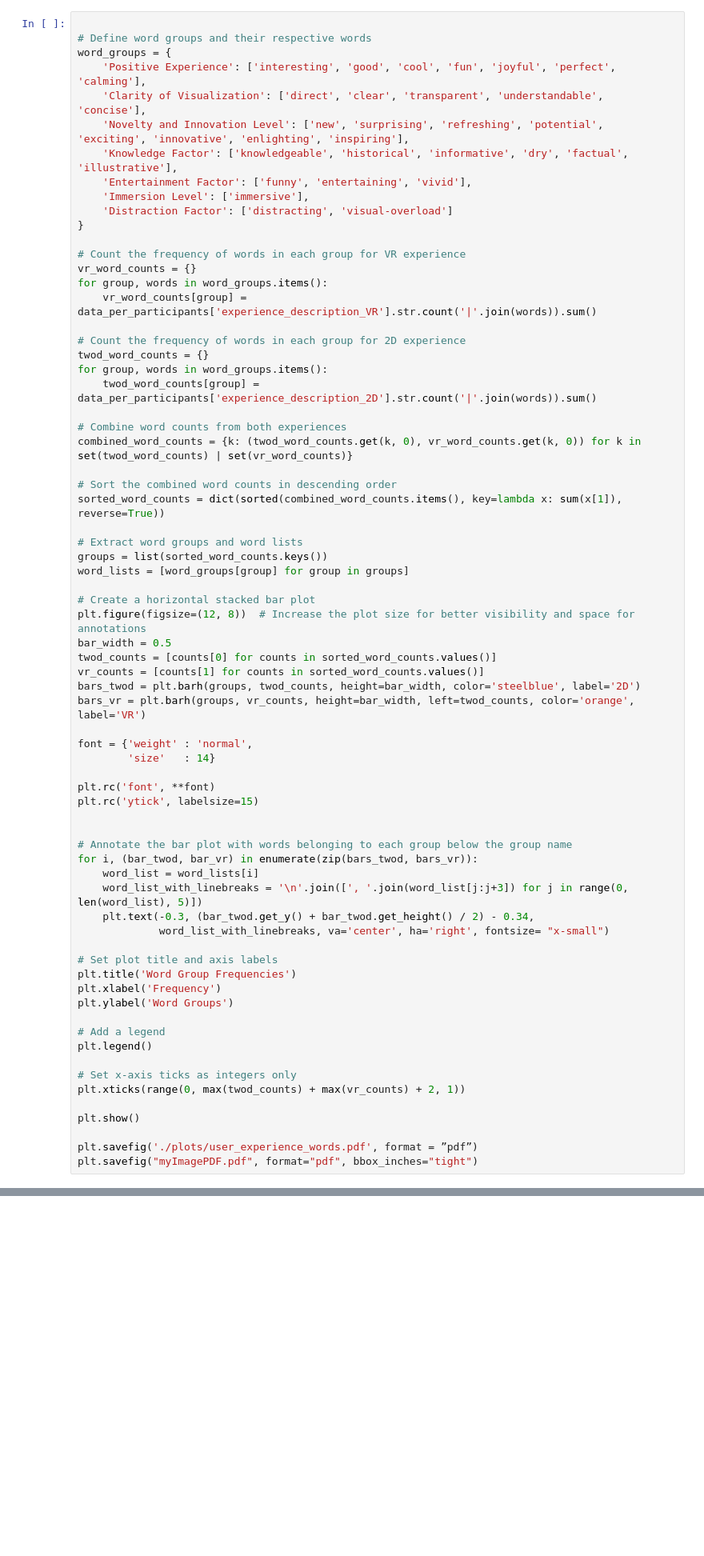
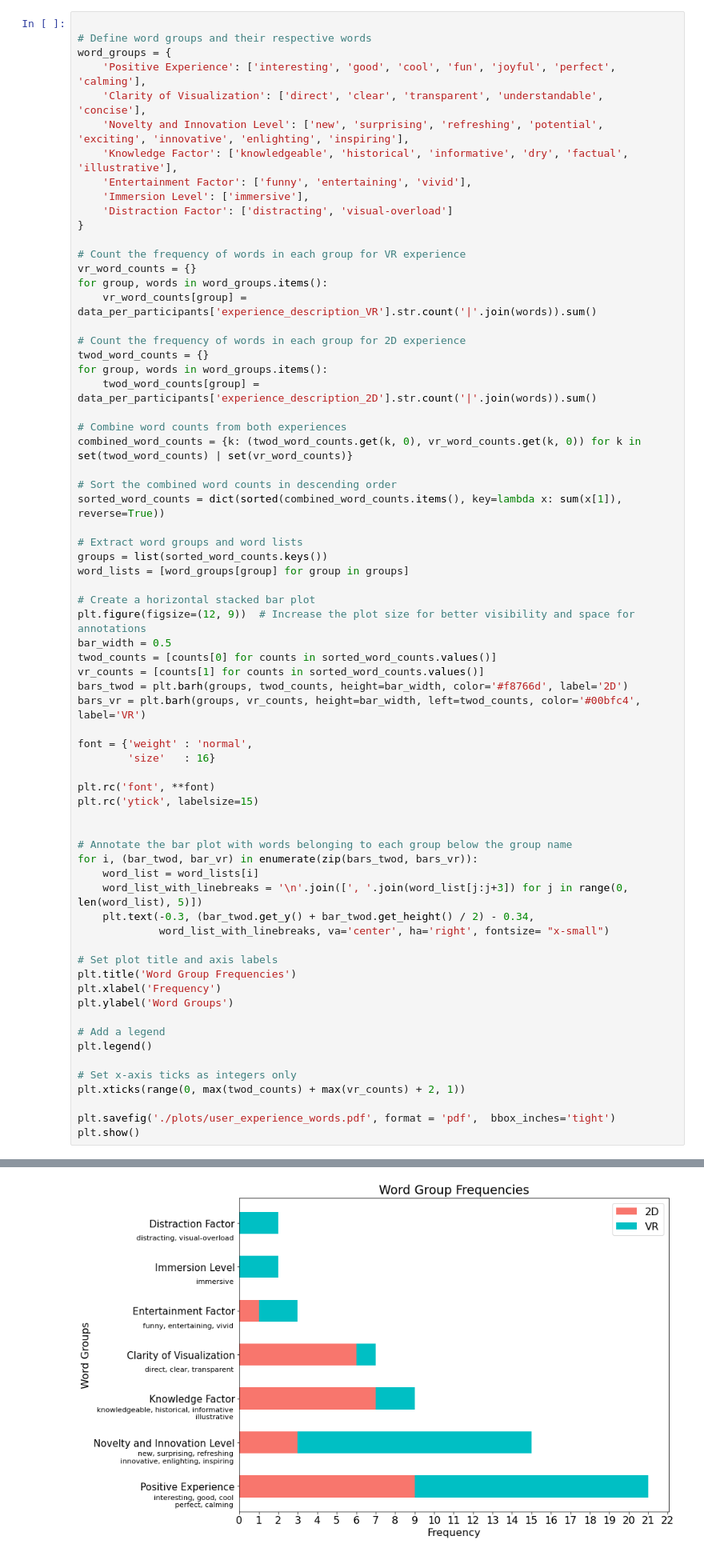
Before and after one commit to dario-x/history_seven, a Jupyter notebook: analysis/Analysis.ipynb, the cells around one changed output, grey strips where cells are left out. Shown at 80% size. Cells and saved outputs as stored; diff of their text form; blank space fills up the shorter version.

```diff
--- a/analysis/Analysis.ipynb
+++ b/analysis/Analysis.ipynb
@@ -89,15 +94,15 @@ groups = list(sorted_word_counts.keys())
 word_lists = [word_groups[group] for group in groups]
 
 # Create a horizontal stacked bar plot
-plt.figure(figsize=(12, 8))  # Increase the plot size for better visibility and space for annotations
+plt.figure(figsize=(12, 9))  # Increase the plot size for better visibility and space for annotations
 bar_width = 0.5
 twod_counts = [counts[0] for counts in sorted_word_counts.values()]
 vr_counts = [counts[1] for counts in sorted_word_counts.values()]
-bars_twod = plt.barh(groups, twod_counts, height=bar_width, color='steelblue', label='2D')
-bars_vr = plt.barh(groups, vr_counts, height=bar_width, left=twod_counts, color='orange', label='VR')
+bars_twod = plt.barh(groups, twod_counts, height=bar_width, color='#f8766d', label='2D')
+bars_vr = plt.barh(groups, vr_counts, height=bar_width, left=twod_counts, color='#00bfc4', label='VR')
 
 font = {'weight' : 'normal',
-        'size'   : 14}
+        'size'   : 16}
 
 plt.rc('font', **font)
 plt.rc('ytick', labelsize=15)
@@ -121,8 +126,6 @@ plt.legend()
 # Set x-axis ticks as integers only
 plt.xticks(range(0, max(twod_counts) + max(vr_counts) + 2, 1))
 
+plt.savefig('./plots/user_experience_words.pdf', format = 'pdf',  bbox_inches='tight')
 plt.show()
-
-plt.savefig('./plots/user_experience_words.pdf', format = ”pdf”)
-plt.savefig("myImagePDF.pdf", format="pdf", bbox_inches="tight")
 # %% [output]
@@ -129,0 +132 @@ SyntaxError: invalid character in identifier (<ipython-input-5-c73679bfb7bb>, li
+[figure, added]
```
Also changed, not shown: parts of 2 cells of this notebook, 30 other files.
